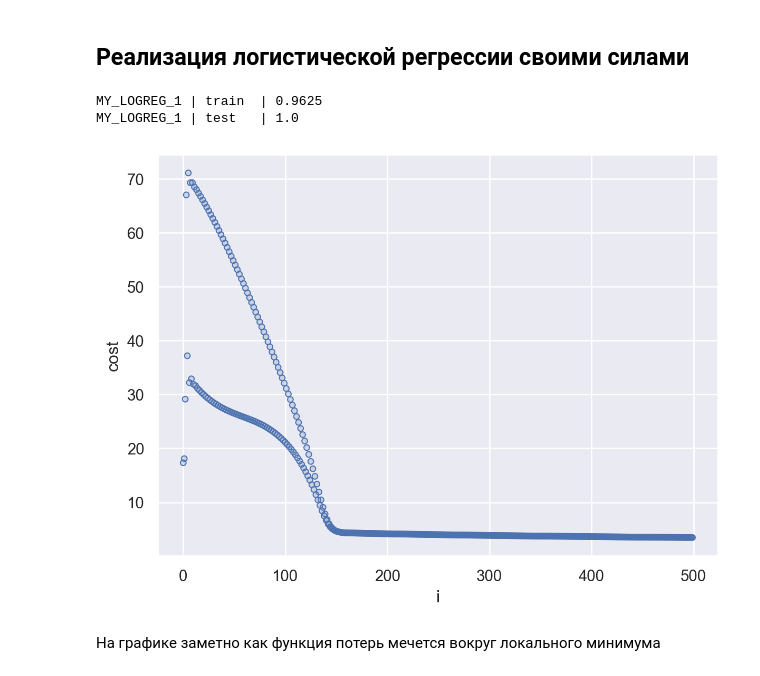
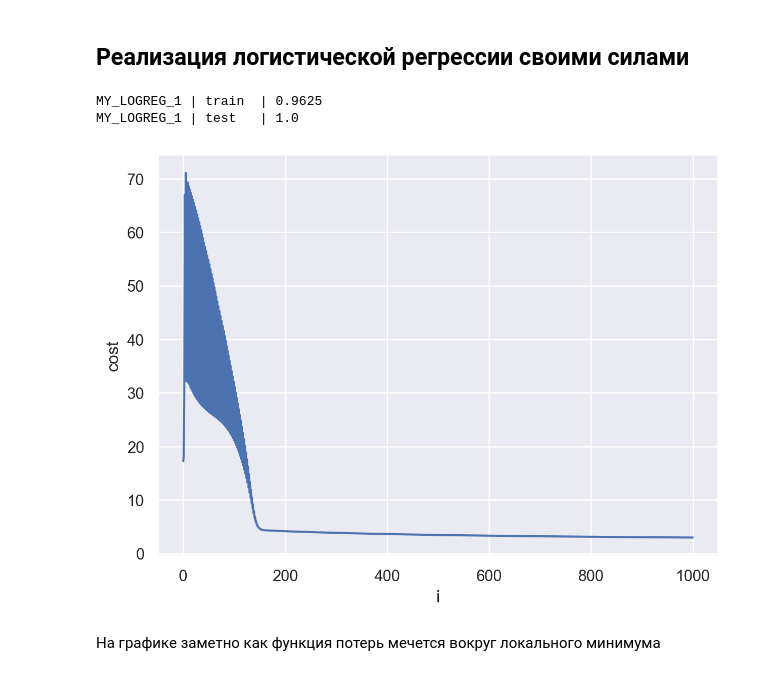
Before and after one commit to yakimanskiyav/netology_feml, a Jupyter notebook: MyLogReg.ipynb, the cells around one changed output. Saved outputs shown, nothing was run; the diff lists cells and outputs as text; code cells hidden in the pictures.

```diff
--- a/MyLogReg.ipynb
+++ b/MyLogReg.ipynb
@@ -50,7 +50,7 @@ def print_accuracy(model_name, model):
 # %%
 # Для быстрой настройки параметров во всех моделях
 
-N_EPOCS=500
+N_EPOCS=1000
 LEARNING_RATE=1/100
 # %% [markdown]
 ## Референс
@@ -106,70 +106,82 @@ BASELINE_0 | test   | 0.45
 ## Реализация логистической регрессии своими силами
 # %%
 class MyLogisticRegresion(BaseEstimator):
-    def __init__(self, max_iters=200, tol= 1/100) -> None:
+    def __init__(self, max_iters=200, learning_rate= 1/100) -> None:
         self.max_iters = max_iters
-        self.tol       = tol
+        self.tol       = learning_rate
 
     def _sigmoid(self, x):
         return 1 / (1 + np.exp(-x))
 
+    def _predict(self, X):
+        prediction = self._sigmoid( np.dot(X, self.W.T) + self.b )
+        return prediction
+
+    def _cost(self, y, prediction, n_features):
+        return -(1/n_features) * np.sum( (y * np.log(prediction)) + ((1-y) * np.log(1-prediction)) )
+
+    def _deltaW(self, X, y, y_pred):
+        return (1/self.n_feats) * np.dot(X.T, (y_pred - y))
+
+    def _deltaB(self, X, y, y_pred):
+        return (1/self.n_feats) * np.sum(y_pred - y)
+
     def fit(self, X, y=None):
-        n_samples  = X.shape[0]
-        n_features = X.shape[1]
-
-        self.W = np.zeros((n_features,))
+        self.n_feats = X.shape[1]
+        self.W = np.zeros((self.n_feats,))
         self.b = 0
-        self.fit_iterations_ = []
+        self.iter_log_ = []
 
         for i in range(0, self.max_iters):
             try:
-                prediction = self._sigmoid( np.dot(X, self.W.T) + self.b )
-                cost = -(1/n_features) * np.sum( (y * np.log(prediction)) + ((1-y) * np.log(1-prediction)) )
-                if np.isinf(cost):
-                    raise "INF"
-                if np.isnan(cost):
-                    raise "NAN"
-                dw   =  (1/n_features) * np.dot(X.T, (prediction - y))
-                db   =  (1/n_features) * np.sum(prediction - y)
-                self.fit_iterations_.append( dict(i=i, cost=cost, dW=dw, W=self.W, b=self.b, dB=db ) )
+                y_pred = self._predict(X)
+                cost   = self._cost(y, y_pred, self.n_feats)
+                dw     = self._deltaW(X, y, y_pred)
+                db     = self._deltaB(X, y, y_pred)
+
+                if np.isinf(cost): raise "INF"
+                if np.isnan(cost): raise "NAN"
+
                 self.W = self.W - self.tol * dw
                 self.b = self.b - self.tol * db
+
+                self.iter_log_.append( dict(i=i, cost=cost, dW=dw, W=self.W, b=self.b, dB=db ) )
             except:
                 break
 
         self.is_fitted_ = True
         return self
 
     def predict(self, X):
         predictions = self._sigmoid( np.dot(X, self.W.T) + self.b )
         return np.round(predictions)
 
     def predict_proba(self, X):
         predictions = self._sigmoid( np.dot(X, self.W.T) + self.b )
         return predictions
 
 my_pipliene = make_pipeline(
-   MyLogisticRegresion(max_iters=N_EPOCS, tol=LEARNING_RATE)
+   MyLogisticRegresion(max_iters=N_EPOCS, learning_rate=LEARNING_RATE)
 )
 my_pipliene.fit(X, y)
 
 print_accuracy('MY_LOGREG_1', my_pipliene)
 
-MY_LOGREG_1_iterations = pd.DataFrame(my_pipliene.steps[0][1].fit_iterations_)
+MY_LOGREG_1_log = pd.DataFrame(my_pipliene.steps[0][1].iter_log_)
 #print(iterations)
 
 (
     so.Plot()
-        .add(so.Dots(), data=MY_LOGREG_1_iterations, y='cost',x ='i'  )
+        .add(so.Lines(), data=MY_LOGREG_1_log, y='cost',x ='i'  )
 )
 
 # DEBUG
 # for l in my_pipliene.steps[0][1].fit_iterations_:
 #     print(l['i'], l['cost'])
 # %% [output]
 MY_LOGREG_1 | train  | 0.9625
 MY_LOGREG_1 | test   | 1.0
-[figure, old version]
+[figure, new version]
 # %% [markdown]
 На графике заметно как функция потерь мечется вокруг локального минимума
 # %% [markdown]
```
Also changed, not shown: parts of 6 cells of this notebook.
